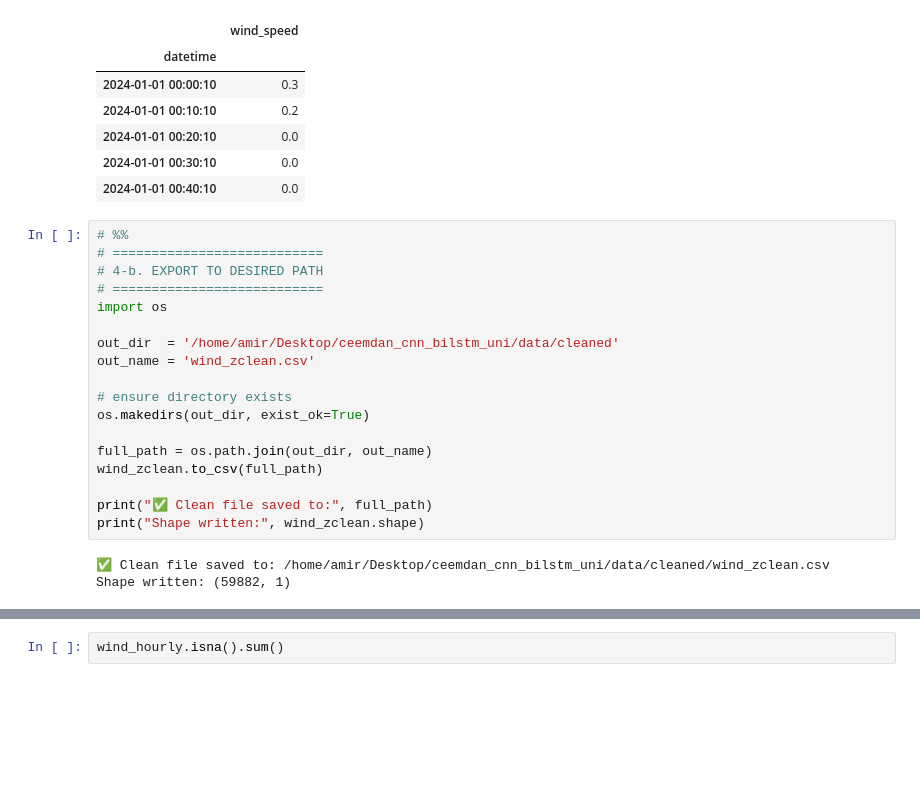
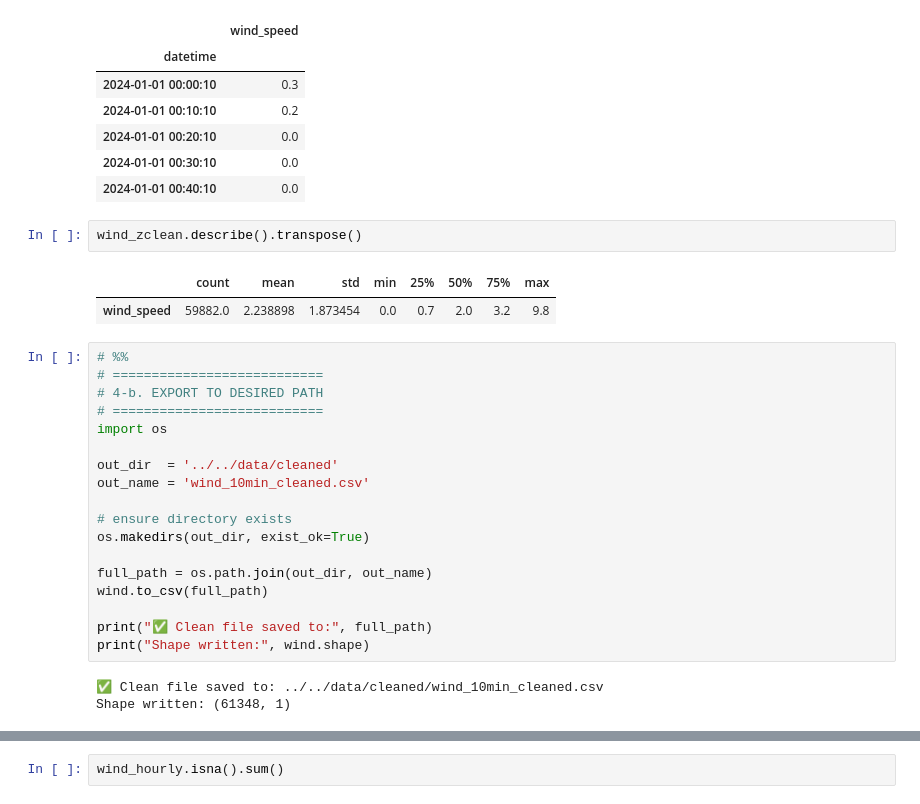
Before and after one commit to amirbaqerzadeh/wind-forecast-benchmark, a Jupyter notebook: notebooks/data/data_cleaning.ipynb, the cells around one changed output, grey strips where cells are left out. Cells and saved outputs as stored; diff of their text form; blank space fills up the shorter version.

Commit message:
do cleaning task

```diff
--- a/notebooks/data/data_cleaning.ipynb
+++ b/notebooks/data/data_cleaning.ipynb
@@ -210,6 +220,11 @@ Final shape : (59882, 1)
 | 2024-01-01 00:20:10 | 0.0 |
 | 2024-01-01 00:30:10 | 0.0 |
 | 2024-01-01 00:40:10 | 0.0 |
+# %%
+wind_zclean.describe().transpose()
+# %% [output]
+|  | count | mean | std | min | 25% | 50% | 75% | max |
+| wind_speed | 59882.0 | 2.238898 | 1.873454 | 0.0 | 0.7 | 2.0 | 3.2 | 9.8 |
 # %%
 # %%
 # ===========================
@@ -217,18 +232,18 @@ Final shape : (59882, 1)
 # ===========================
 import os
 
-out_dir  = '/home/amir/Desktop/ceemdan_cnn_bilstm_uni/data/cleaned'
-out_name = 'wind_zclean.csv'
+out_dir  = '../../data/cleaned'
+out_name = 'wind_10min_cleaned.csv'
 
 # ensure directory exists
 os.makedirs(out_dir, exist_ok=True)
 
 full_path = os.path.join(out_dir, out_name)
-wind_zclean.to_csv(full_path)
+wind.to_csv(full_path)
 
 print("✅ Clean file saved to:", full_path)
-print("Shape written:", wind_zclean.shape)
+print("Shape written:", wind.shape)
 # %% [output]
-✅ Clean file saved to: /home/amir/Desktop/ceemdan_cnn_bilstm_uni/data/cleaned/wind_zclean.csv
-Shape written: (59882, 1)
+✅ Clean file saved to: ../../data/cleaned/wind_10min_cleaned.csv
+Shape written: (61348, 1)
 # %%
```
Also changed, not shown: parts of 10 cells of this notebook, 2 other files.
